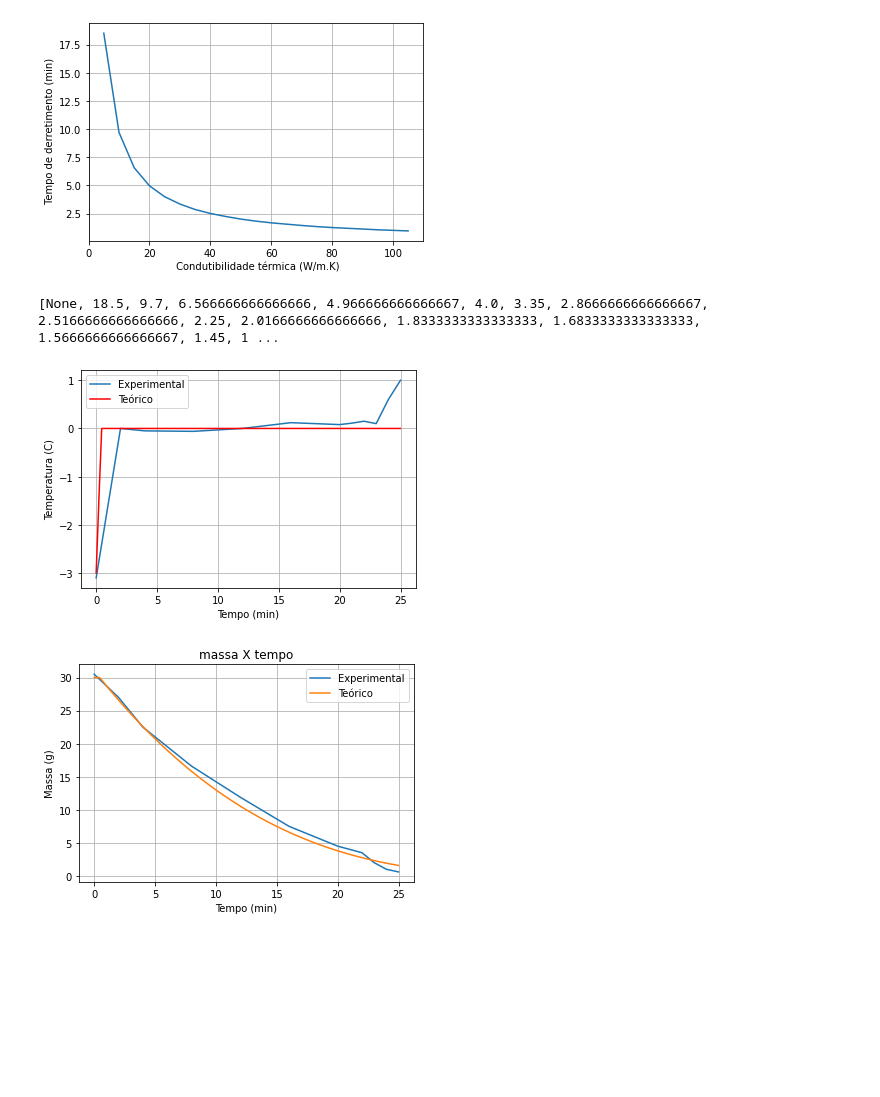
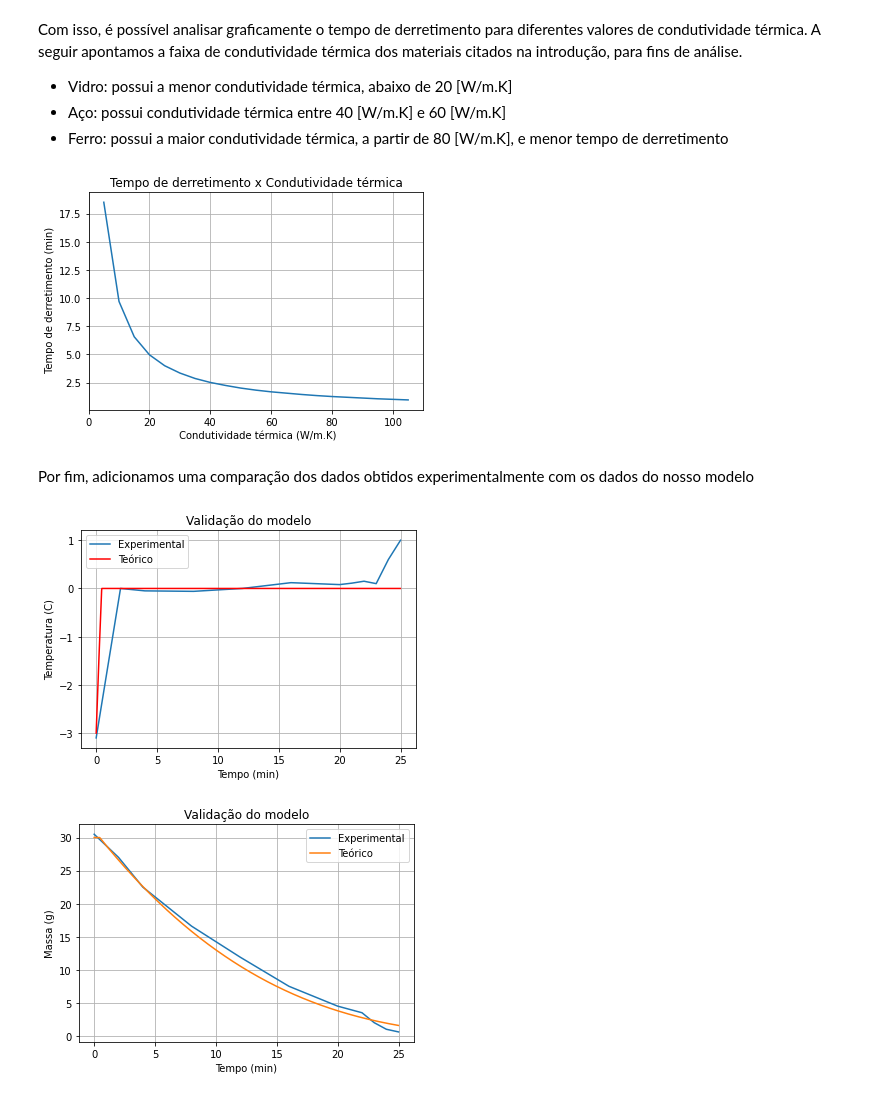
Before and after one commit to ellencoutinho/derretimento-gelo, a Jupyter notebook: Modelo.ipynb, the cells around one changed output. Cells and saved outputs as stored; diff of their text form; code cells hidden in the pictures; blank space fills up the shorter version.

```diff
--- a/Modelo.ipynb
+++ b/Modelo.ipynb
@@ -128,26 +144,33 @@ def massa_0(lista_m,t_lista):
     for i in range(len(lista_m)):
         if lista_m[i] <= 0.02*lista_m[0]:
             return t_lista[i]/60
+# %% [markdown]
+Com isso, é possível analisar graficamente o tempo de derretimento para diferentes valores de condutividade térmica. A seguir apontamos a faixa de condutividade térmica dos materiais citados na introdução, para fins de análise.
+- Vidro: possui a menor condutividade térmica, abaixo de 20 [W/m.K]
+- Aço: possui condutividade térmica entre 40 [W/m.K] e 60 [W/m.K]
+- Ferro: possui a maior condutividade térmica, a partir de 80 [W/m.K], e menor tempo de derretimento
 # %%
 lista_massas_0 = []
 for k in lista_k:
     odebas = odeint(modelo2, x_0, t_lista, args=(k,), mxordn = 1)
     lista_massas_0.append(massa_0(odebas[:,1],t_lista))
 plt.plot(lista_k, lista_massas_0)
-plt.xlabel(' Condutibilidade térmica (W/m.K)')
+plt.title("Tempo de derretimento x Condutividade térmica")
+plt.xlabel(' Condutividade térmica (W/m.K)')
 plt.ylabel(' Tempo de derretimento (min)')
 plt.grid(True)
 plt.show()
-print(lista_massas_0)
 # %% [output]
-[figure, old version]
+[figure, new version]
-[None, 18.5, 9.7, 6.566666666666666, 4.966666666666667, 4.0, 3.35, 2.8666666666666667, 2.5166666666666666, 2.25, 2.0166666666666666, 1.8333333333333333, 1.6833333333333333, 1.5666666666666667, 1.45, 1 ...
+# %% [markdown]
+Por fim, adicionamos uma comparação dos dados obtidos experimentalmente com os dados do nosso modelo
 # %%
 dadosT = [-3.1, 0,-0.05,-0.06,0,0.12,0.08,0.11,0.15,0.1,0.6,1]
 
 dadost = [0, 2, 4, 8, 12, 16, 20, 21, 22, 23, 24, 25]
 plt.plot(dadost,dadosT, '-', label = 'Experimental')
 plt.plot(t_lista/60,T-273, 'r', label = 'Teórico')
+plt.title("Validação do modelo")
 plt.ylabel("Temperatura (C)")
 plt.xlabel("Tempo (min)")
 plt.grid(True)
@@ -156,7 +179,7 @@ plt.show()
 
 dadosM = [30.5, 27, 22.5, 16.6, 11.9, 7.5, 4.5, 4, 3.5, 2, 1,0.6]
 plt.plot(dadost,dadosM, '-', label = 'Experimental')
-plt.title('massa X tempo')
+plt.title("Validação do modelo")
 plt.plot(t_lista/60,M*1e3, label = 'Teórico')
 plt.ylabel("Massa (g)")
 plt.xlabel("Tempo (min)")
@@ -164,5 +187,5 @@ plt.grid(True)
 plt.legend()
 plt.show()
 # %% [output]
-[figure, old version]
+[figure, new version]
-[figure, old version]
+[figure, new version]
```
Also changed, not shown: parts of 18 cells of this notebook.
